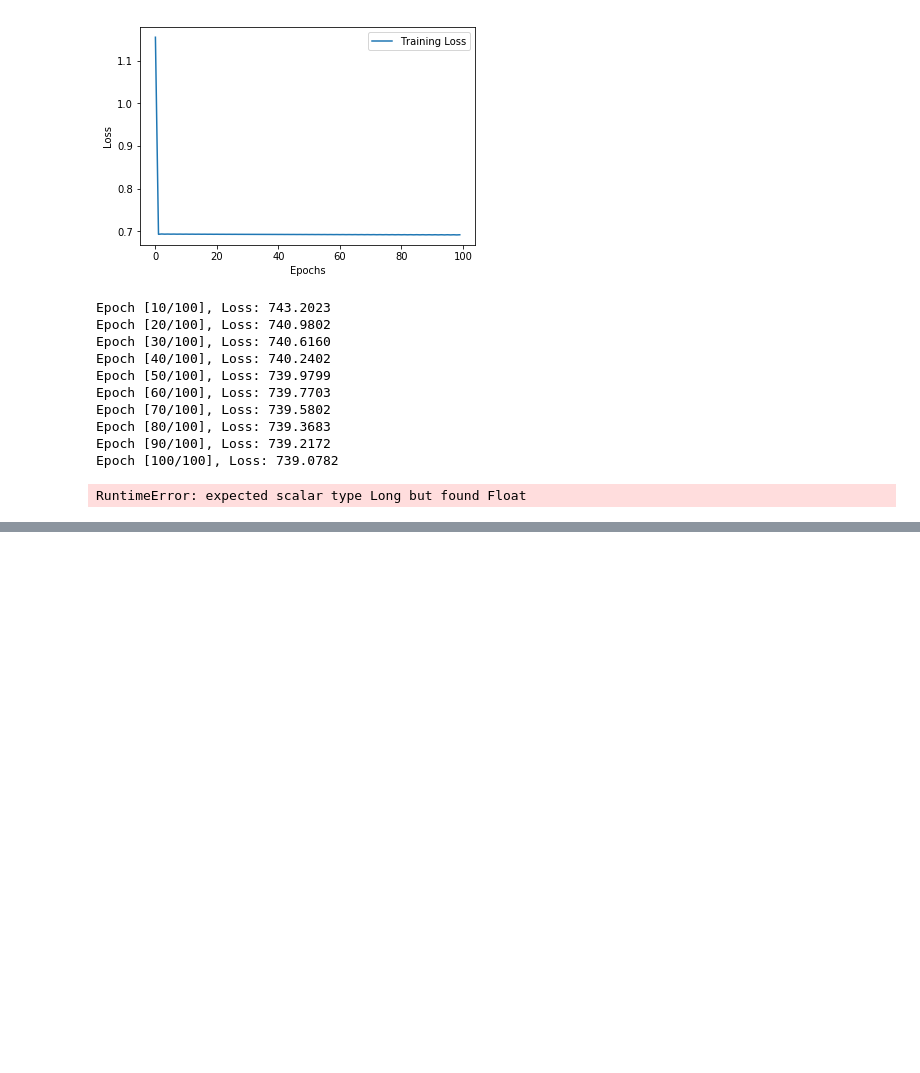
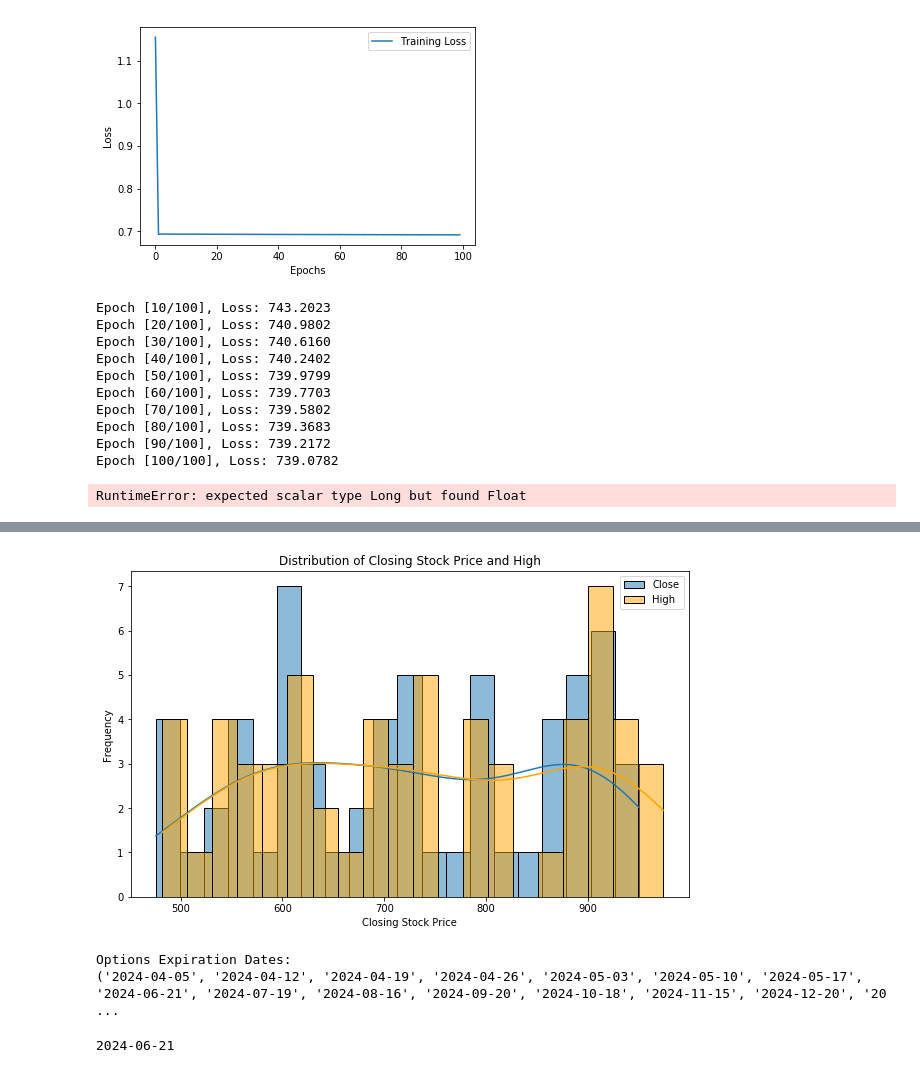
Before and after one commit to Rashika-Gupta/stock-market-prediction, a Jupyter notebook: nvda-prediction.ipynb, the cells around one changed output, grey strips where cells are left out. Saved outputs shown, nothing was run; the diff lists cells and outputs as text; code cells hidden in the pictures; blank space fills up the shorter version.

```diff
--- a/nvda-prediction.ipynb
+++ b/nvda-prediction.ipynb
@@ -592,0 +850,12 @@ RuntimeError: expected scalar type Long but found Float
+# %%
+plt.figure(figsize=(10, 6))
+sns.histplot(stock_df['Close'], kde=True, bins = 20, label = 'Close')
+sns.histplot(stock_df['High'], kde=True, bins = 20, color= 'orange', label = 'High')
+
+plt.title('Distribution of Closing Stock Price and High' )
+plt.xlabel('Closing Stock Price')
+plt.ylabel('Frequency')
+plt.legend()
+plt.show()
+# %% [output]
+[figure, added]
@@ -592,0 +865,14 @@ RuntimeError: expected scalar type Long but found Float
+# %%
+# Print the available options expiration dates
+print("\nOptions Expiration Dates:")
+print(options_data)
+# %% [output]
+Options Expiration Dates:
+('2024-04-05', '2024-04-12', '2024-04-19', '2024-04-26', '2024-05-03', '2024-05-10', '2024-05-17', '2024-06-21', '2024-07-19', '2024-08-16', '2024-09-20', '2024-10-18', '2024-11-15', '2024-12-20', '20 ...
+# %%
+# Fetch options chain for a specific expiration date
+expiration_date = options_data[7]
+print(expiration_date)
+options_chain = yf.Ticker(ticker_symbol).option_chain(expiration_date)
+# %% [output]
+2024-06-21
```
Also changed, not shown: parts of 48 cells of this notebook.
